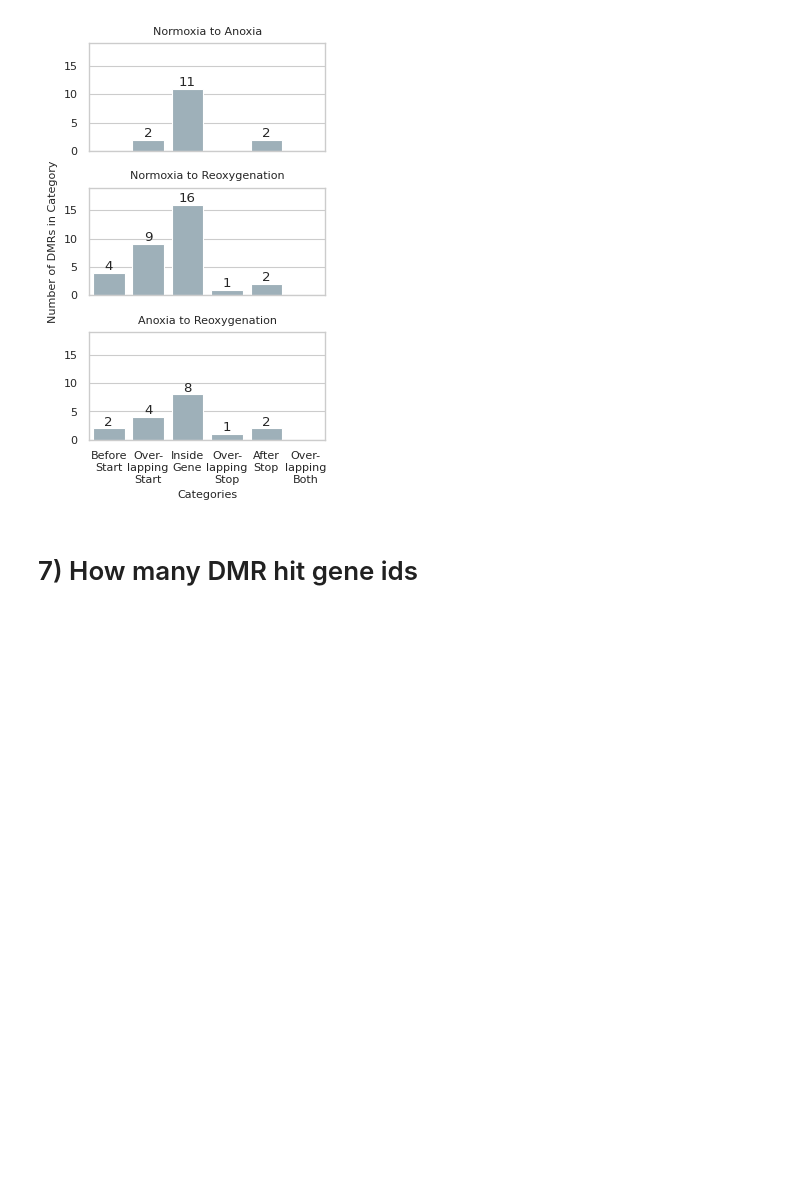
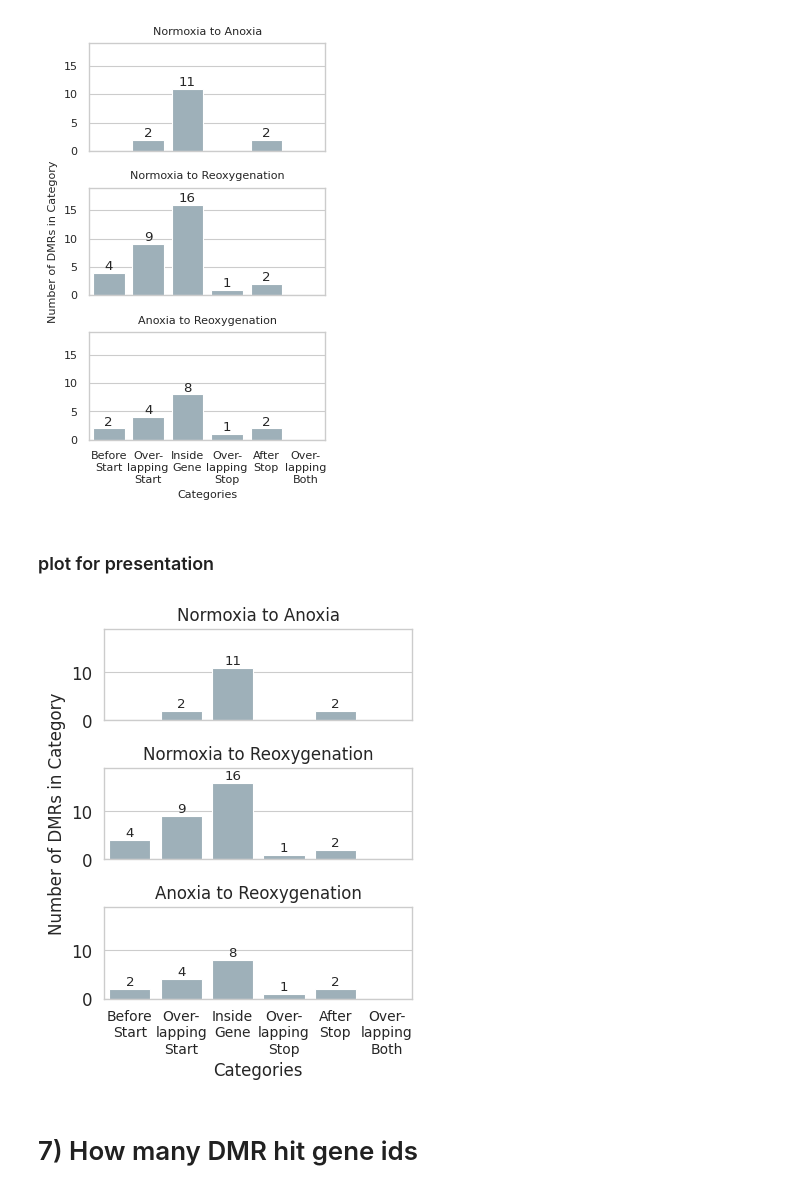
Before and after one commit to MagdalenaWinklhofer/WholeGenomeBisulphiteSequencing, a Jupyter notebook: DNAseq_pipeline/7_match_dmr_to_gene.ipynb, the cells around one changed output. Cells and saved outputs as stored; diff of their text form; code cells hidden in the pictures; blank space fills up the shorter version.

```diff
--- a/DNAseq_pipeline/7_match_dmr_to_gene.ipynb
+++ b/DNAseq_pipeline/7_match_dmr_to_gene.ipynb
@@ -303,6 +349,65 @@ plt.savefig('7_match_dmr_to_gene/DMR_location_within_geneborders.svg')
 plt.show()
 # %% [output]
 [figure]
+# %% [markdown]
+### plot for presentation
+# %%
+import matplotlib.pyplot as plt
+import seaborn as sns
+
+sns.set_theme(style = 'whitegrid', context='paper', rc={'axes.labelsize':12, 'xtick.labelsize':10, 'ytick.labelsize':12, 'legend.fontsize':12, 'legend.title_fontsize':12})
+
+# Define the x and y data for the bars
+categories = ['Before\nStart', 'Over-\nlapping\nStart', 'Inside\nGene', 'Over-\nlapping\nStop', 'After\nStop', 'Over-\nlapping\nBoth']
+
+# Create subplots
+fig, axs = plt.subplots(3, 1, figsize=((10/2.54), (12.75/2.54)), sharex=True, sharey=True)
+
+# rename subplots
+names = {'NvsA': 'Normoxia to Anoxia', 'NvsR': 'Normoxia to Reoxygenation', 'AvsR': 'Anoxia to Reoxygenation'}
+
+for i, (subset_name, dmr_subset) in enumerate(dmr_withinGeneBorder.items()):
+    values = [
+        dmr_subset['dmr_before_gene'].sum(),
+        dmr_subset['dmr_overlap_start'].sum(),
+        dmr_subset['dmr_inside_gene'].sum(),
+        dmr_subset['dmr_overlap_end'].sum(),
+        dmr_subset['dmr_after_gene'].sum(),
+        dmr_subset['dmr_overlap_both'].sum()
+    ]
+    sns.barplot(
+        ax=axs[i],
+        x=categories,
+        y=values,
+        color='#99B1BD'
+    )
+
+    axs[i].set_title(f"{names[subset_name]}", fontsize=12)
+    axs[i].set_ylim(0, 19)
+
+    # Annotate the bars with the values if value is not zero
+    for j, value in enumerate(values):
+        if value != 0:
+            axs[i].text(
+                j,
+                value,
+                f'{value}',
+                ha='center',
+                va='bottom'
+            )
+
+# Set the xlabel only on the last subplot
+axs[-1].set_xlabel('Categories')
+axs[1].set_ylabel("Number of DMRs in Category")
+
+
+plt.tight_layout()
+
+# export
+plt.savefig('7_match_dmr_to_gene/DMR_location_within_geneborders_presentation.svg')
+plt.show()
+# %% [output]
+[figure, added]
 # %% [markdown]
 # 7) How many DMR hit gene ids
 # %%
```
Also changed, not shown: parts of 8 cells of this notebook, 13 other files.
